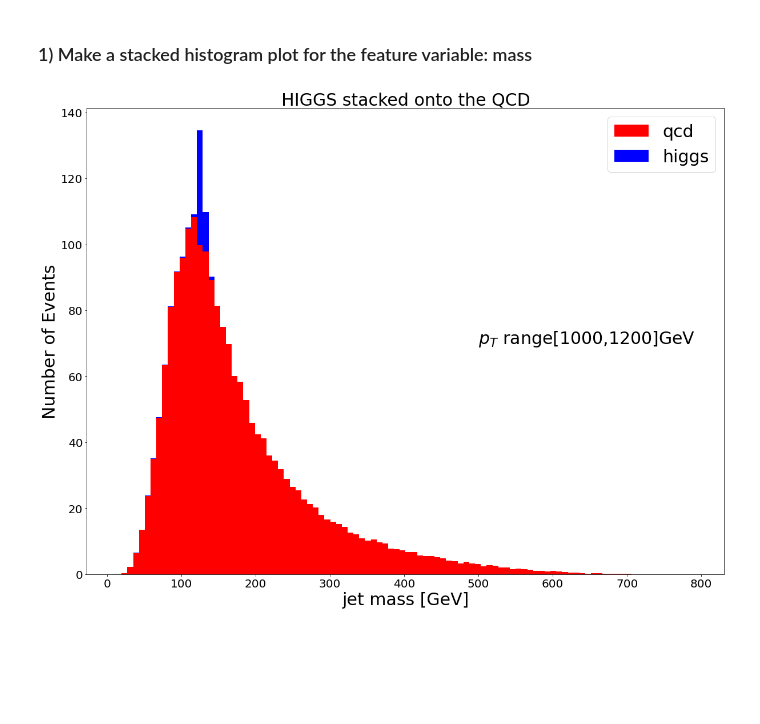
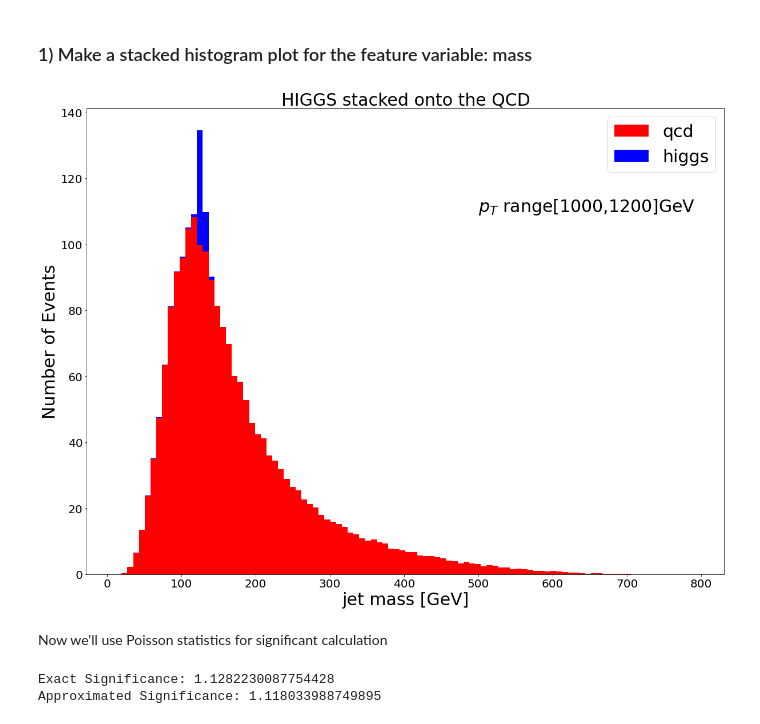
Before and after one commit to MinniVan/PHYS-434, a Jupyter notebook: lab-7.ipynb, the cells around one changed output. Cells and saved outputs as stored; diff of their text form; code cells hidden in the pictures; blank space fills up the shorter version.

Commit message:
made significant calculations using Poisson stats

```diff
--- a/lab-7.ipynb
+++ b/lab-7.ipynb
@@ -24,18 +24,30 @@ In each pT sample we have, there are dedicated training samples for event select
 # %%
 both_mass = [qcd_data['mass'], higgs_data['mass']]
 colors = ['red','blue']
 weight_higgs = np.array([50/100000]*len(higgs_data))
 weight_qcd = np.array([2000/100000]*len(qcd_data))
 weights = [weight_qcd,weight_higgs]
 plt.hist(both_mass,stacked=True,weights=weights,color=colors,bins=100,label=['qcd', 'higgs'])
 
 
 plt.tick_params(axis='both', labelsize=20)
 plt.xlabel('jet mass [GeV]',size=30)
 plt.ylabel('Number of Events',size=30)
 plt.legend(loc="upper right",fontsize=30)
-plt.text(500,70,'$p_{T}$ range[1000,1200]GeV',size=30)
+plt.text(500,110,'$p_{T}$ range[1000,1200]GeV',size=30)
 plt.title('HIGGS stacked onto the QCD',size=30)
 plt.show()
 # %% [output]
-[figure, old version]
+[figure, new version]
+# %% [markdown]
+Now we'll use Poisson statistics for significant calculation
+# %%
+N_higgs = 50; N_qcd = 2000; N_both = N_higgs+N_qcd
+exact_significance=stats.norm.ppf(stats.poisson.cdf(N_both,N_qcd))
+print('Exact Significance: '+ str(exact_significance))
+
+approx = N_higgs/np.sqrt(N_qcd)
+print('Approximated Significance: ' + str(approx))
+# %% [output]
+Exact Significance: 1.1282230087754428
+Approximated Significance: 1.118033988749895
```
